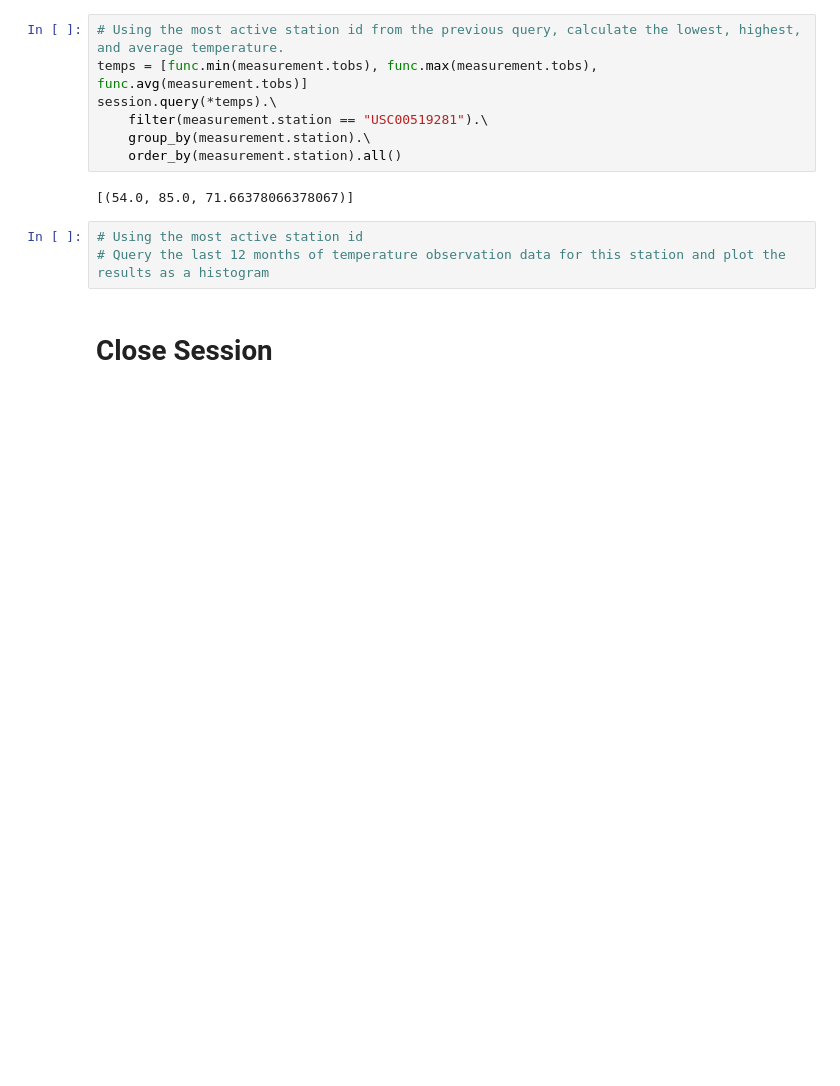
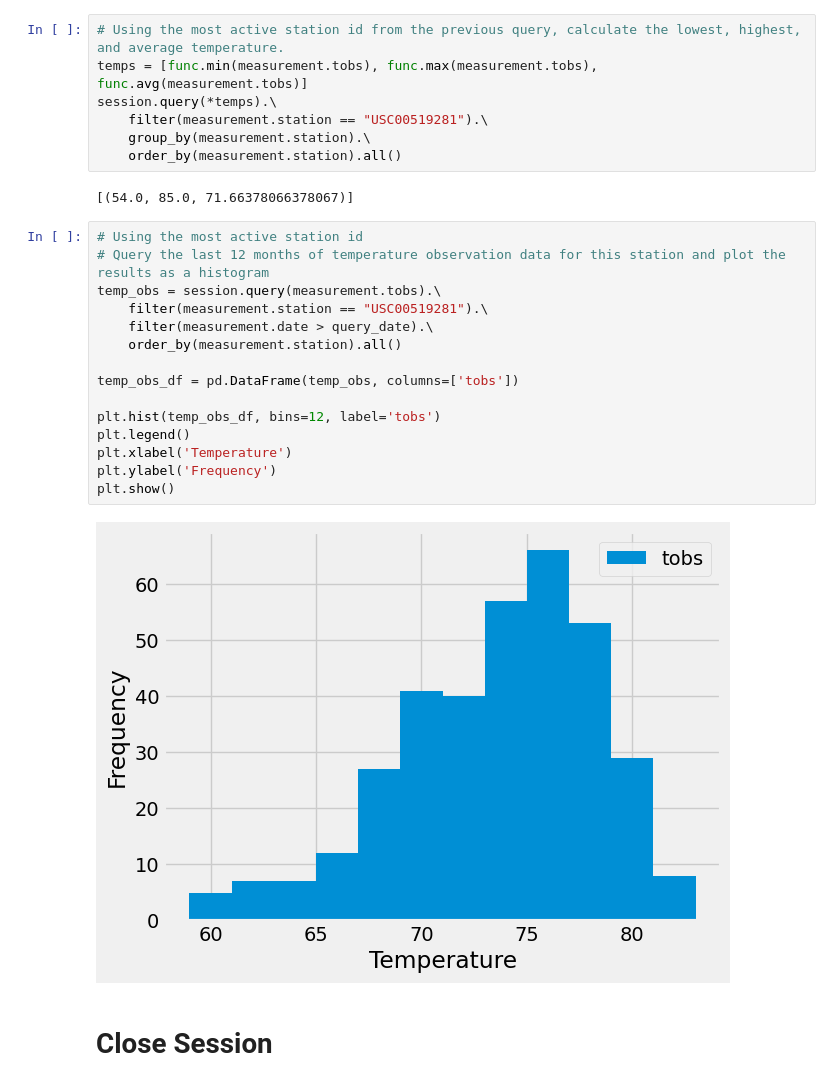
Before and after one commit to daniklafrance/sqlalchemy_challenge, a Jupyter notebook: climate.ipynb, the cells around one changed output. Cells and saved outputs as stored; diff of their text form; blank space fills up the shorter version.

```diff
--- a/climate_starter.ipynb
+++ b/climate.ipynb
@@ -138,6 +138,20 @@ session.query(*temps).\
 # %%
 # Using the most active station id
 # Query the last 12 months of temperature observation data for this station and plot the results as a histogram
+temp_obs = session.query(measurement.tobs).\
+    filter(measurement.station == "USC00519281").\
+    filter(measurement.date > query_date).\
+    order_by(measurement.station).all()
+
+temp_obs_df = pd.DataFrame(temp_obs, columns=['tobs'])
+
+plt.hist(temp_obs_df, bins=12, label='tobs')
+plt.legend()
+plt.xlabel('Temperature')
+plt.ylabel('Frequency')
+plt.show()
+# %% [output]
+[figure, added]
 # %% [markdown]
 # Close Session
 # %%
```
